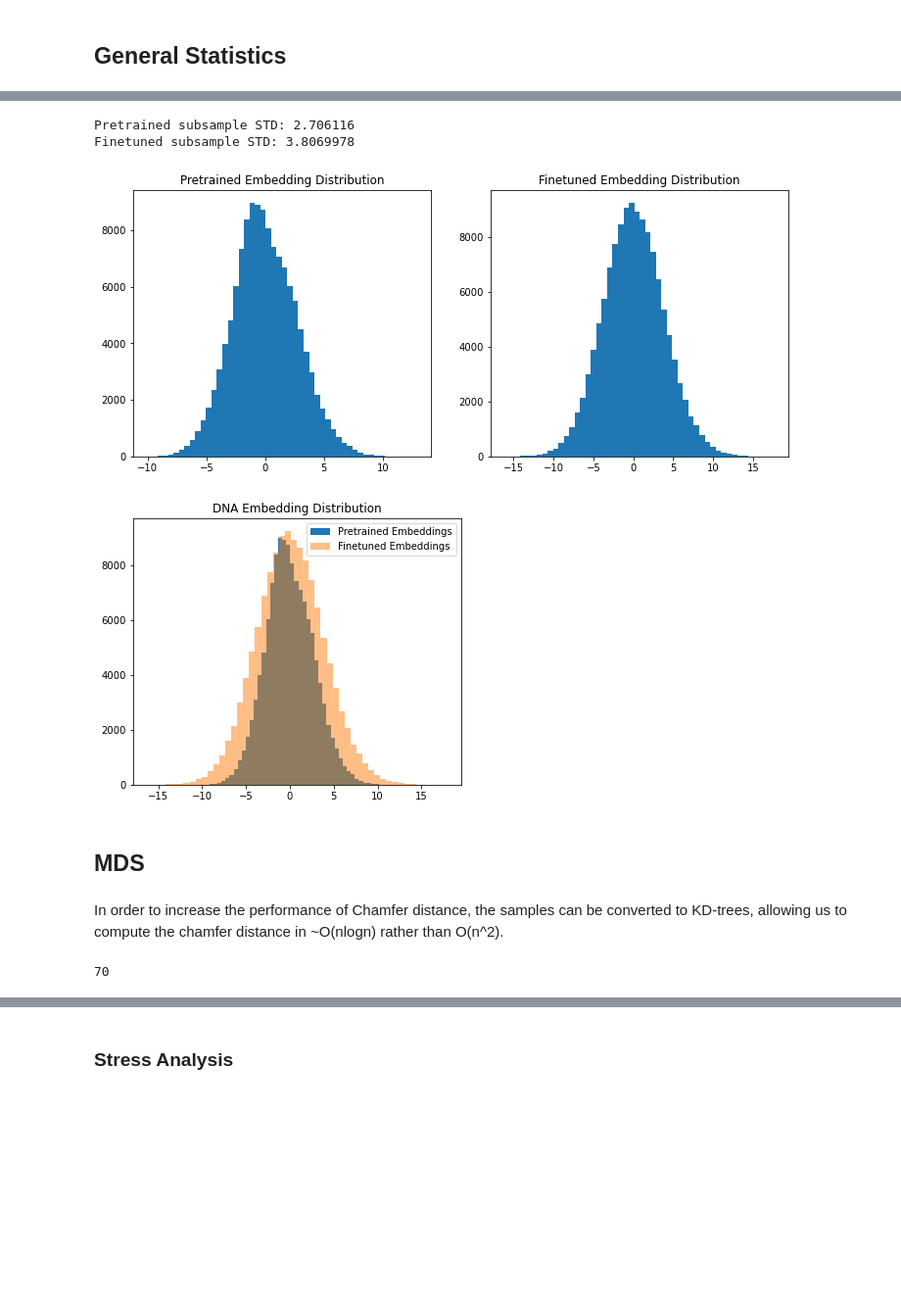
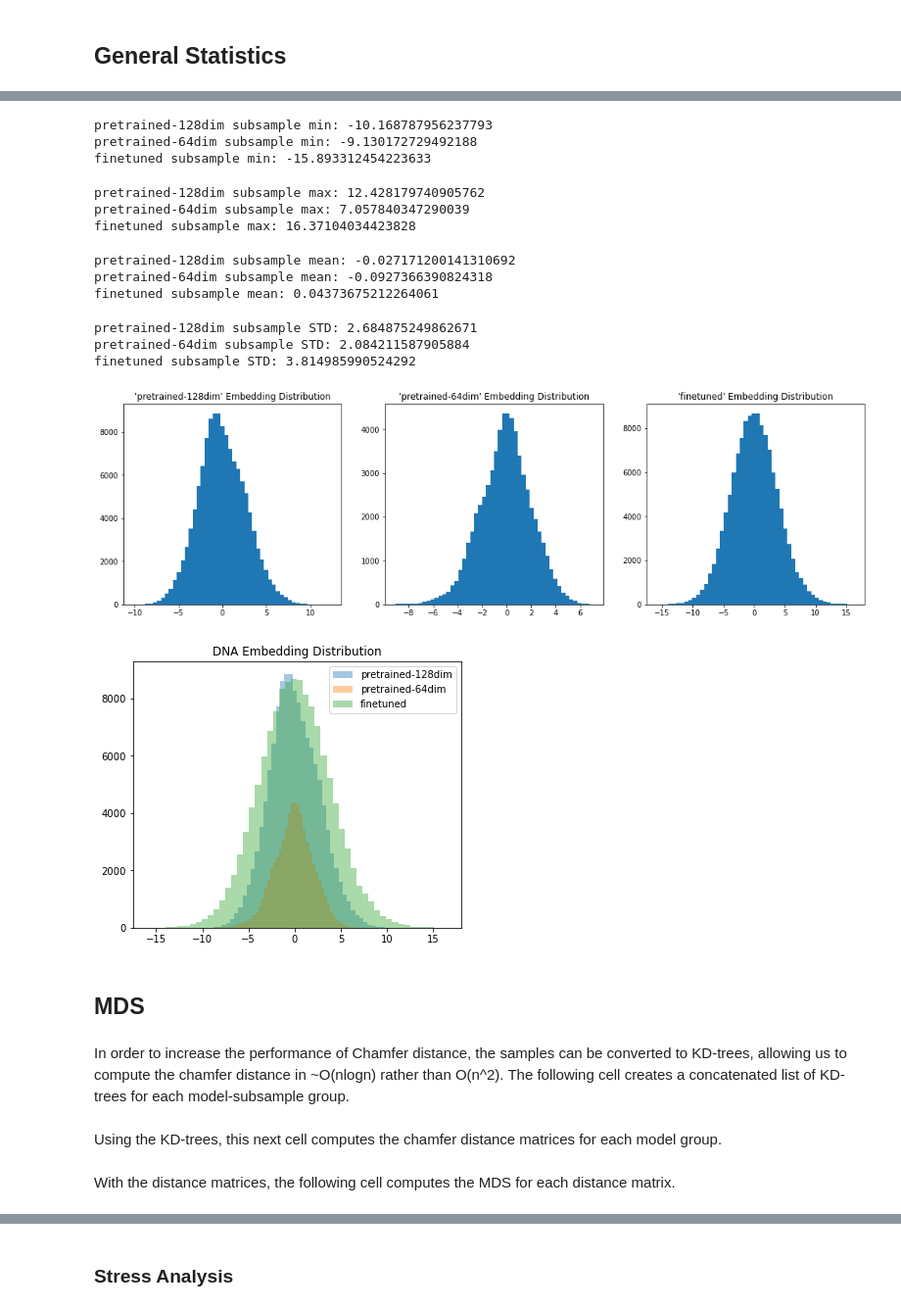
Before and after one commit to DLii-Research/setbert, a Jupyter notebook: notebooks/DNA Embedding Analysis.ipynb, the cells around one changed output, grey strips where cells are left out. Shown: that part at 98% size. Saved outputs shown, nothing was run; the diff lists cells and outputs as text; code cells hidden in the pictures; blank space fills up the shorter version.

Commit message:
Added 64-dim pretrained DNABERT model no embedding analysis notebook. Made the notebook more scalable as well.

```diff
--- a/notebooks/DNA Embedding Analysis.ipynb
+++ b/notebooks/DNA Embedding Analysis.ipynb
@@ -144,31 +138,49 @@ Finetuned subsample mean: 0.053059403
-# %%
-print("Pretrained subsample STD:", np.std(pretrained_subsample))
-print("Finetuned subsample STD:", np.std(finetuned_subsample))
-# %% [output]
-Pretrained subsample STD: 2.706116
-Finetuned subsample STD: 3.8069978
+# %%
+for model_name, subsamples in embedded_subsamples.items():
+	print(f"{model_name} subsample min: {np.min(subsamples[SAMPLE_FILE][SUBSAMPLE_INDEX])}")
+# %% [output]
+pretrained-128dim subsample min: -10.168787956237793
+pretrained-64dim subsample min: -9.130172729492188
+finetuned subsample min: -15.893312454223633
+# %%
+for model_name, subsamples in embedded_subsamples.items():
+	print(f"{model_name} subsample max: {np.max(subsamples[SAMPLE_FILE][SUBSAMPLE_INDEX])}")
+# %% [output]
+pretrained-128dim subsample max: 12.428179740905762
+pretrained-64dim subsample max: 7.057840347290039
+finetuned subsample max: 16.37104034423828
+# %%
+for model_name, subsamples in embedded_subsamples.items():
+	print(f"{model_name} subsample mean: {np.mean(subsamples[SAMPLE_FILE][SUBSAMPLE_INDEX])}")
+# %% [output]
+pretrained-128dim subsample mean: -0.027171200141310692
+pretrained-64dim subsample mean: -0.0927366390824318
+finetuned subsample mean: 0.04373675212264061
+# %%
+for model_name, subsamples in embedded_subsamples.items():
+	print(f"{model_name} subsample STD: {np.std(subsamples[SAMPLE_FILE][SUBSAMPLE_INDEX])}")
+# %% [output]
+pretrained-128dim subsample STD: 2.684875249862671
+pretrained-64dim subsample STD: 2.084211587905884
+finetuned subsample STD: 3.814985990524292
 # %%
-plt.figure(figsize=(12, 5))
-plt.subplot(121)
-plt.hist(pretrained_subsample.numpy().flatten(), bins=50)
-plt.title("Pretrained Embedding Distribution")
-
-plt.subplot(122)
-plt.hist(finetuned_subsample.numpy().flatten(), bins=50)
-plt.title("Finetuned Embedding Distribution")
-
+plt.figure(figsize=(6*len(models), 5))
+for i, (model_name, subsamples) in enumerate(embedded_subsamples.items()):
+	plt.subplot(1, len(models), i+1)
+	plt.hist(subsamples[SAMPLE_FILE][SUBSAMPLE_INDEX].numpy().flatten(), bins=50)
+	plt.title(f"'{model_name}' Embedding Distribution")
 plt.show()
 # %% [output]
-[figure, old version]
+[figure, new version]
 # %%
 plt.figure(figsize=(6, 5))
-plt.hist(pretrained_subsample.numpy().flatten(), bins=50)
-plt.hist(finetuned_subsample.numpy().flatten(), bins=50, alpha=0.5)
-plt.legend(["Pretrained Embeddings", "Finetuned Embeddings"])
+for model_name, subsamples in embedded_subsamples.items():
+	plt.hist(subsamples[SAMPLE_FILE][SUBSAMPLE_INDEX].numpy().flatten(), bins=50, alpha=0.4)
+plt.legend(list(models.keys()))
 plt.title("DNA Embedding Distribution")
 plt.show()
 # %% [output]
-[figure, old version]
+[figure, new version]
 # %% [markdown]
 ## MDS
 # %%
@@ -179,13 +191,5 @@ from scipy.spatial import KDTree
 from common.metrics import chamfer_distance_matrix, mds, mds_stress_analysis
 # %% [markdown]
 In order to increase the performance of Chamfer distance, the samples can be converted to KD-trees,
-allowing us to compute the chamfer distance in ~O(nlogn) rather than O(n^2).
+allowing us to compute the chamfer distance in ~O(nlogn) rather than O(n^2). The following cell
+creates a concatenated list of KD-trees for each model-subsample group.
-# %%
-pretrained_sample_trees = []
-finetuned_sample_trees = []
-for sample_name in sample_files:
-	pretrained_sample_trees += [KDTree(sample) for sample in pretrained_samples[sample_name]]
-	finetuned_sample_trees += [KDTree(sample) for sample in finetuned_samples[sample_name]]
-len(pretrained_sample_trees)
-# %% [output]
-70
@@ -202,0 +201,2 @@ finetuned_pca = finetuned_pca.reshape((-1, NUM_SUBSAMPLES_PER_SAMPLE, 2))
+# %% [markdown]
+Using the KD-trees, this next cell computes the chamfer distance matrices for each model group.
@@ -202,0 +207,2 @@ finetuned_pca = finetuned_pca.reshape((-1, NUM_SUBSAMPLES_PER_SAMPLE, 2))
+# %% [markdown]
+With the distance matrices, the following cell computes the MDS for each distance matrix.
```
Also changed, not shown: parts of 32 cells of this notebook.
